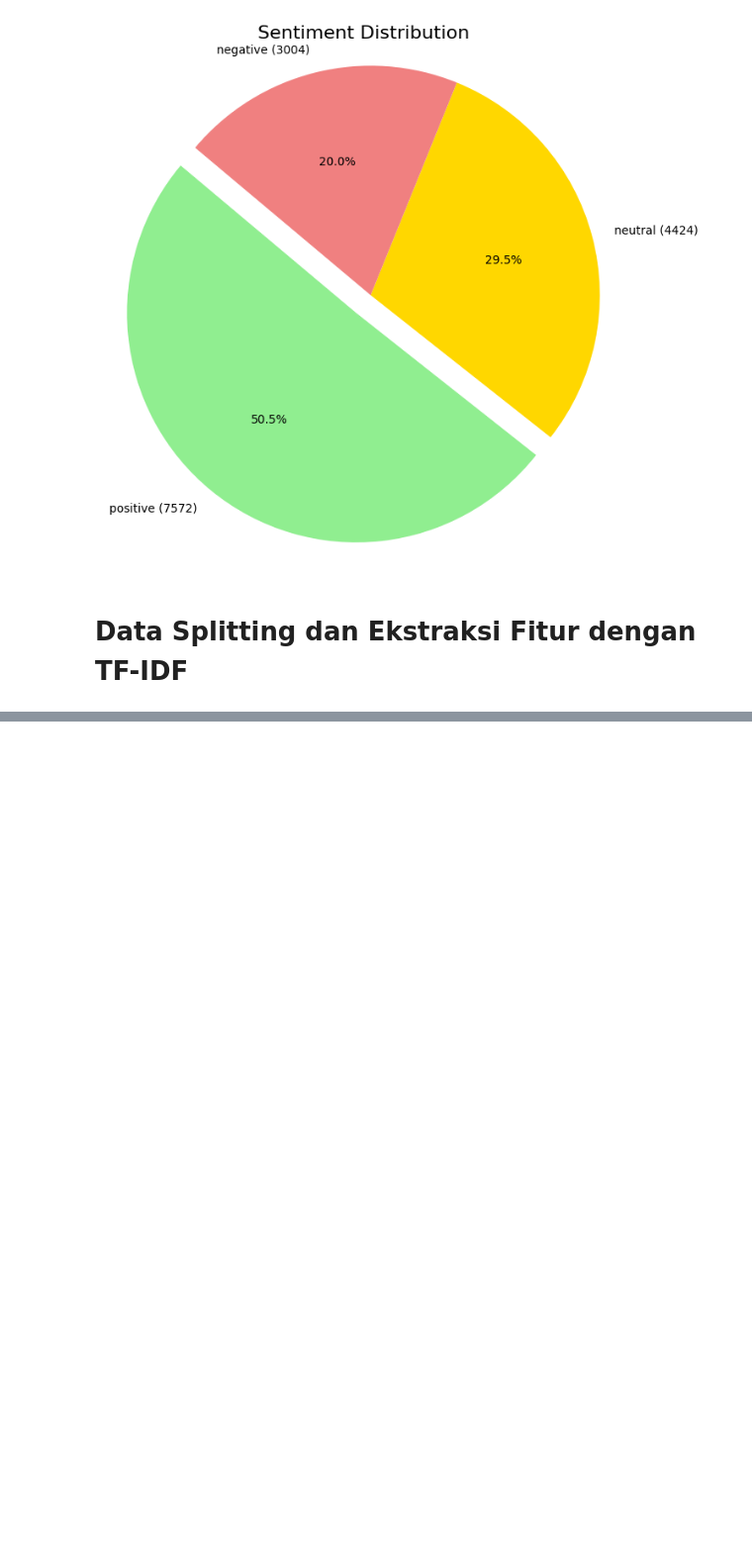
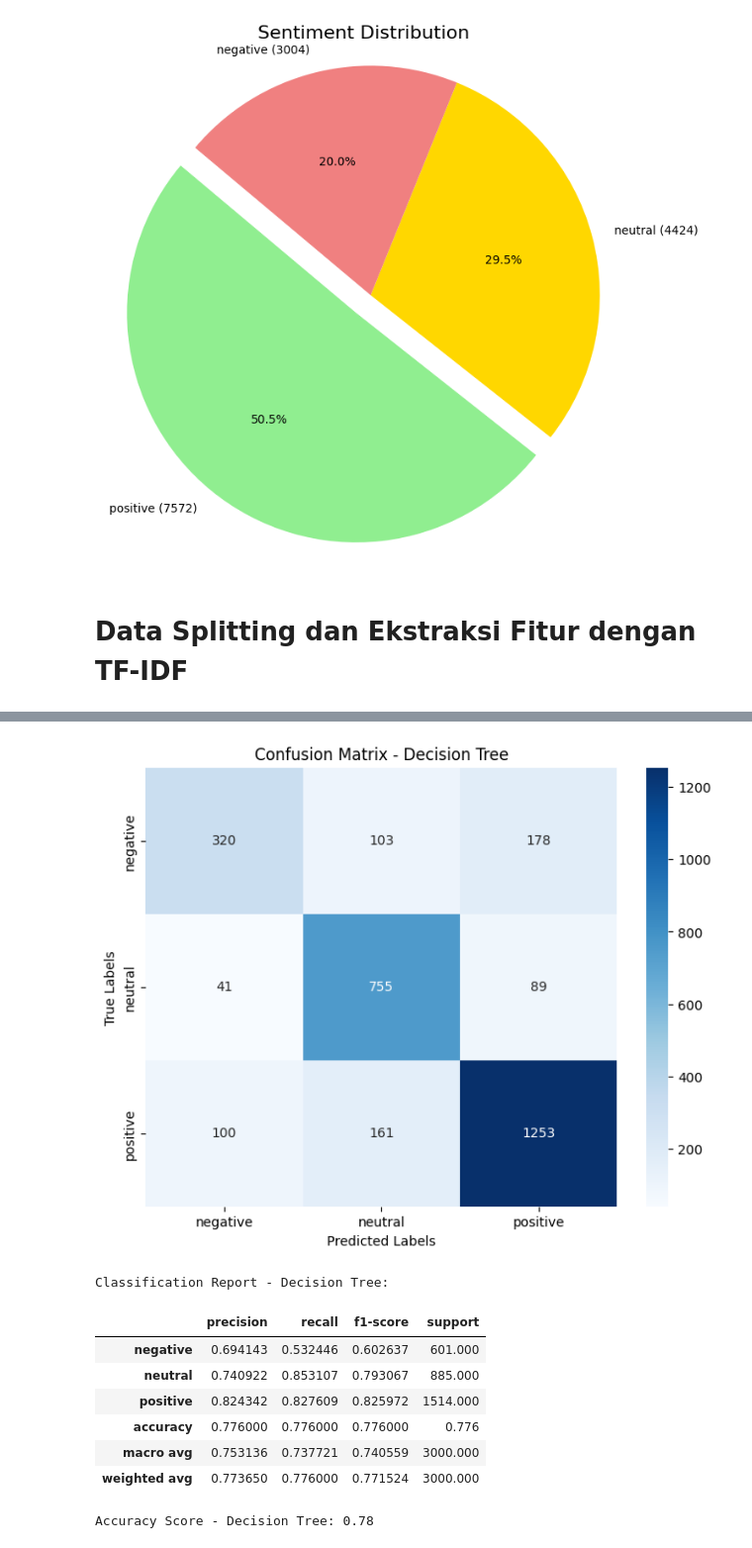
Before and after one commit to rizalgianf/sentimen-analisis, a Jupyter notebook: pelatihan_model.ipynb, the cells around one changed output, grey strips where cells are left out. Shown at 99% size. Saved outputs shown, nothing was run; the diff lists cells and outputs as text; code cells hidden in the pictures; blank space fills up the shorter version.

```diff
--- a/pelatihan_model.ipynb
+++ b/pelatihan_model.ipynb
@@ -407,0 +556,46 @@ print(f"Testing data shape: {X_test_tfidf.shape}")
+# %%
+from sklearn.tree import DecisionTreeClassifier
+from sklearn.metrics import classification_report, confusion_matrix, accuracy_score
+import seaborn as sns
+
+import matplotlib.pyplot as plt
+
+# Inisialisasi model Decision Tree
+dt_model = DecisionTreeClassifier(random_state=42)
+
+# Melatih model menggunakan data training
+dt_model.fit(X_train_tfidf, y_train)
+
+# Melakukan prediksi pada data testing
+y_pred_dt = dt_model.predict(X_test_tfidf)
+
+# Evaluasi model
+conf_matrix_dt = confusion_matrix(y_test, y_pred_dt)
+class_report_dt = classification_report(y_test, y_pred_dt, output_dict=True)
+accuracy_dt = accuracy_score(y_test, y_pred_dt)
+
+# Menampilkan Confusion Matrix sebagai heatmap
+plt.figure(figsize=(8, 6))
+sns.heatmap(conf_matrix_dt, annot=True, fmt='d', cmap='Blues', xticklabels=dt_model.classes_, yticklabels=dt_model.classes_)
+plt.title("Confusion Matrix - Decision Tree")
+plt.xlabel("Predicted Labels")
+plt.ylabel("True Labels")
+plt.show()
+
+# Menampilkan Classification Report dalam format tabel
+print("\nClassification Report - Decision Tree:")
+display(pd.DataFrame(class_report_dt).transpose())
+
+# Menampilkan Accuracy Score
+print(f"\nAccuracy Score - Decision Tree: {accuracy_dt:.2f}")
+# %% [output]
+[figure, added]
+Classification Report - Decision Tree:
+|  | precision | recall | f1-score | support |
+| negative | 0.694143 | 0.532446 | 0.602637 | 601.000 |
+| neutral | 0.740922 | 0.853107 | 0.793067 | 885.000 |
+| positive | 0.824342 | 0.827609 | 0.825972 | 1514.000 |
+| accuracy | 0.776000 | 0.776000 | 0.776000 | 0.776 |
+| macro avg | 0.753136 | 0.737721 | 0.740559 | 3000.000 |
+| weighted avg | 0.773650 | 0.776000 | 0.771524 | 3000.000 |
+Accuracy Score - Decision Tree: 0.78
```
Also changed, not shown: parts of 7 cells of this notebook.
